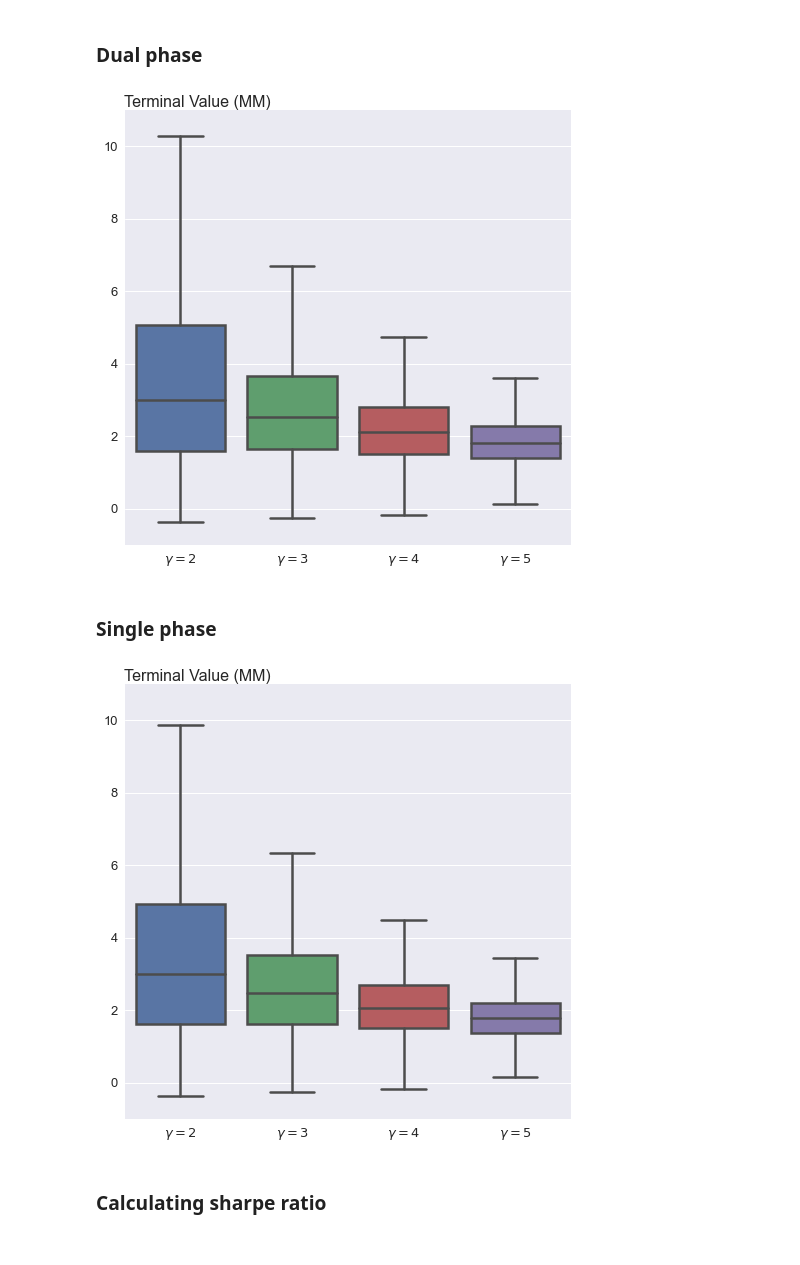
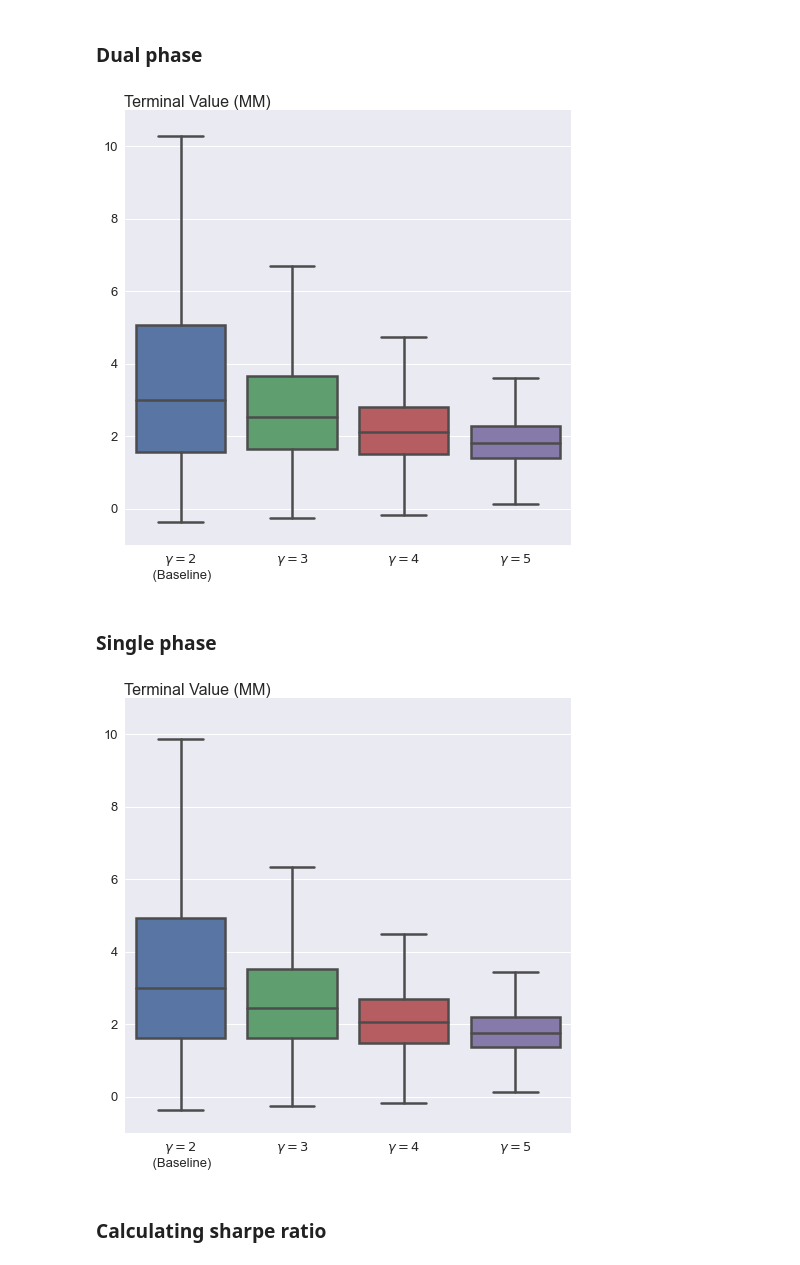
Before and after one commit to neriksen/applied_finance, a Jupyter notebook: robustness_risk_aversion.ipynb, the cells around one changed output. Cells and saved outputs as stored; diff of their text form; code cells hidden in the pictures.

```diff
--- a/robustness_risk_aversion.ipynb
+++ b/robustness_risk_aversion.ipynb
@@ -69,27 +51,27 @@ warning: catastrophic wipeout
 ### Dual phase
 # %%
 data=gamma2.loc[:, ["dual_phase"]]
-data.columns=['$\gamma = 2$']
+data.columns=['$\gamma = 2$\n (Baseline)']
 data['$\gamma = 3$']=gamma3["dual_phase"]
 data['$\gamma = 4$']=gamma4["dual_phase"]
 data['$\gamma = 5$']=gamma5["dual_phase"]
 
 x = data.loc[(slice(None), '2070-01-01'),:]
 x = pd.melt(x)
 x['value'] = x['value'].div(1000000) #Convert into millions
 f, ax = plt.subplots(figsize=(8,8))
 ax = sns.boxplot(x='variable',y='value',data=x,showfliers = False,linewidth=2.5)
 ax.set_ylabel("Terminal Value (MM)", loc='top', rotation=0, labelpad=-167)
 ax.set_xlabel("")
 ax.set_ylim(-1, 11)
 f.savefig("Robustness/boxplot_gamma_dual.png", bbox_inches = 'tight', pad_inches = 0.1)
 # %% [output]
-[figure, old version]
+[figure, new version]
 # %% [markdown]
 ### Single phase
 # %%
 data=gamma2.loc[:, ["single_phase"]]
-data.columns=['$\gamma = 2$']
+data.columns=['$\gamma = 2$\n (Baseline)']
 data['$\gamma = 3$']=gamma3["single_phase"]
 data['$\gamma = 4$']=gamma4["single_phase"]
 data['$\gamma = 5$']=gamma5["single_phase"]
@@ -104,7 +86,7 @@ ax.set_xlabel("")
 ax.set_ylim(-1, 11)
 f.savefig("Robustness/boxplot_gamma_single.png", bbox_inches = 'tight', pad_inches = 0.1)
 # %% [output]
-[figure, old version]
+[figure, new version]
 # %% [markdown]
 ### Calculating sharpe ratio
 # %%
```
Also changed, not shown: parts of 1 cell of this notebook, 8 other files.
